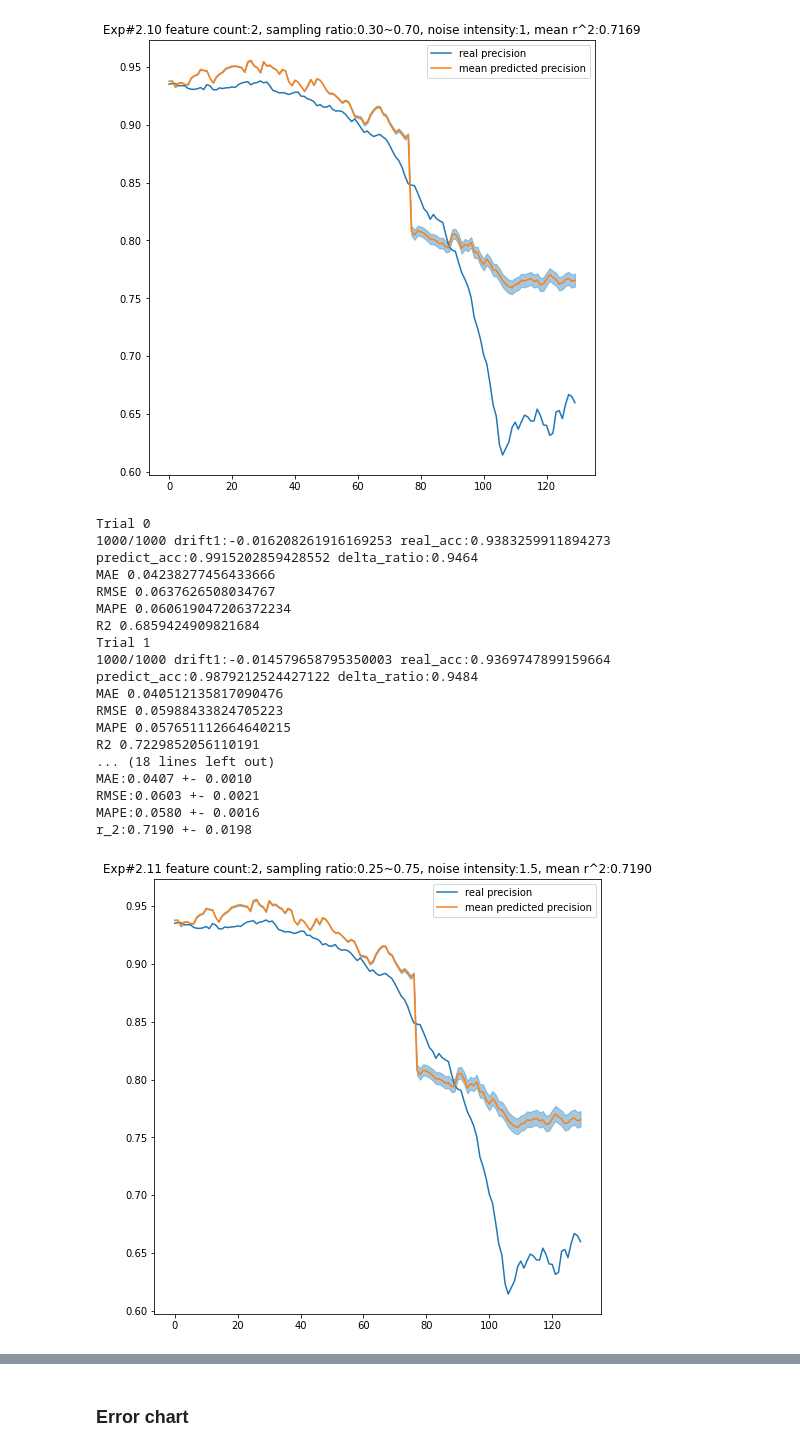
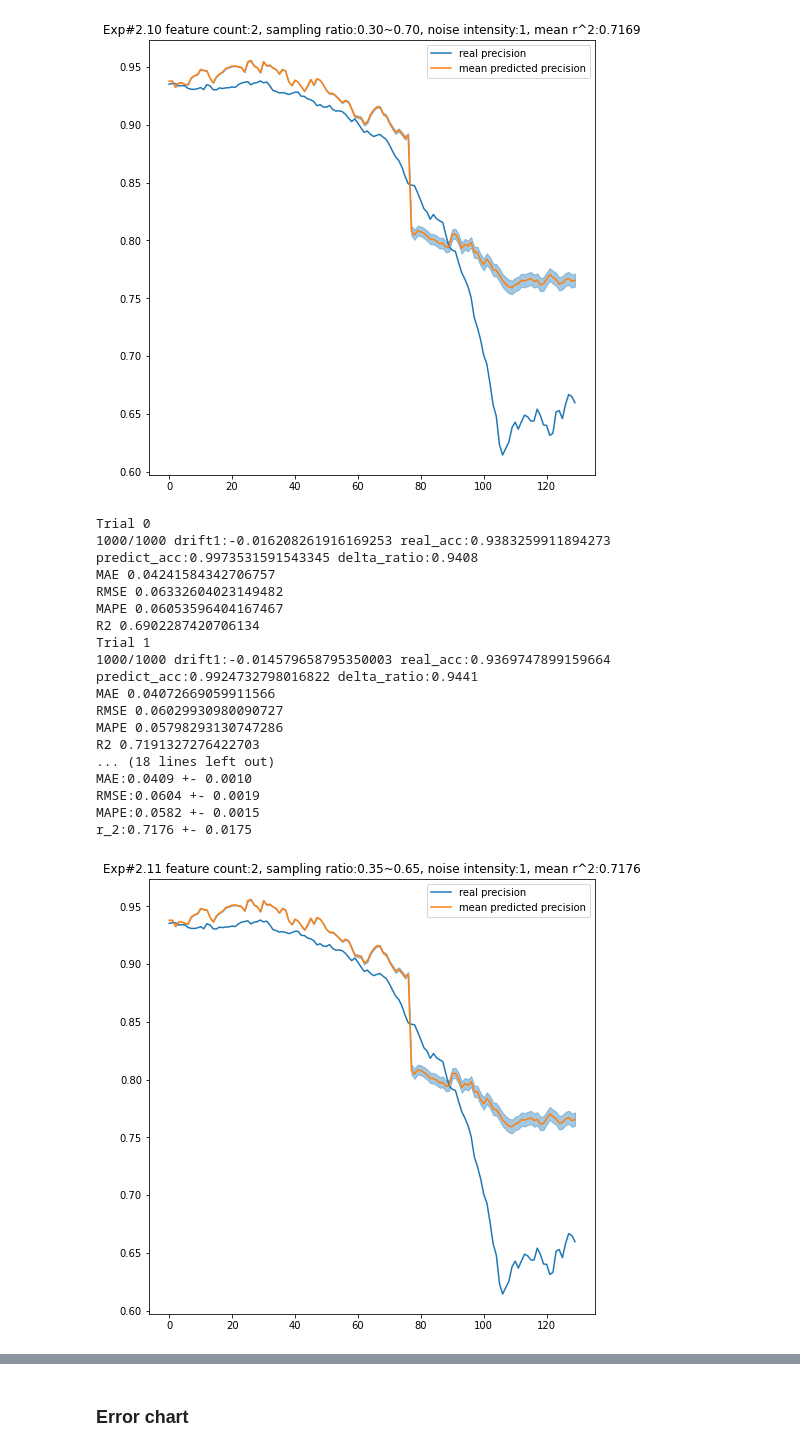
Before and after one commit to dolmani38/drift, a Jupyter notebook: Concept drift에 의한 모델의 성능 추정 방법_0910.ipynb, the cells around one changed output, grey strips where cells are left out. Drawn from its saved outputs; the diff is of its cells as text; code cells hidden in the pictures.

```diff
--- a/Concept drift에 의한 모델의 성능 추정 방법_0910.ipynb
+++ b/Concept drift에 의한 모델의 성능 추정 방법_0910.ipynb
@@ -3672,8 +3672,8 @@ seed_everything()
 
 Exp = '2.11'
 top = 2
-samplingsigma=0.75
-permutaionsigma=1.5
+samplingsigma=0.65
+permutaionsigma=1
 
 df3 = {}
 result_data = {}
@@ -3699,45 +3699,45 @@ for trial in range(experimant_count):
     #result_dfs.append(df2)
     df3['real precision'] = df2['The precision of the model on real data'].values
     df3[f'predicted precision {trial}'] = df2['Predicted precision'].values
     #df2.plot(title=f'Exp#{Exp}-{trial} feature count:{top}, sampling ratio:{1-samplingsigma:.2f}~{samplingsigma:.2f}, noise intensity:{permutaionsigma}, R^2:{r_2:.4f}', figsize=(8,8))
     #plt.show()
 
 for key, value in result_data.items():
     mean = np.mean(value)
     error_rate = 1.96 * np.std(value) / math.sqrt(experimant_count)
     print(f'{key}:{mean:.4f} +- {error_rate:.4f}')
 
 df4 = pd.DataFrame(df3)
 colums = []
 for trial in range(experimant_count):
     colums.append(f'predicted precision {trial}')
 
 df4['max predicted precision'] = df4[colums].max(axis=1)
 df4['mean predicted precision'] = df4[colums].mean(axis=1)
 df4['min predicted precision'] = df4[colums].min(axis=1)
 
 erdic["Exp#"+str(Exp)] = abs(df4['real precision'] - df4['mean predicted precision']).values
 
 mean_r_2 = np.mean(result_data['r_2'])
 df4[['real precision','mean predicted precision']].plot(title=f'Exp#{Exp} feature count:{top}, sampling ratio:{1-samplingsigma:.2f}~{samplingsigma:.2f}, noise intensity:{permutaionsigma}, mean r^2:{mean_r_2:.4f}', figsize=(8,8))
 plt.fill_between(df4.index, df4['max predicted precision'].values, df4['min predicted precision'].values, alpha=0.40, color='tab:blue')
 plt.show()
 # %% [output]
 Trial 0
-1000/1000 drift1:-0.016208261916169253 real_acc:0.9383259911894273 predict_acc:0.9915202859428552 delta_ratio:0.9464
-MAE 0.04238277456433666
-RMSE 0.0637626508034767
-MAPE 0.060619047206372234
-R2 0.6859424909821684
+1000/1000 drift1:-0.016208261916169253 real_acc:0.9383259911894273 predict_acc:0.9973531591543345 delta_ratio:0.9408
+MAE 0.04241584342706757
+RMSE 0.06332604023149482
+MAPE 0.06053596404167467
+R2 0.6902287420706134
 Trial 1
-1000/1000 drift1:-0.014579658795350003 real_acc:0.9369747899159664 predict_acc:0.9879212524427122 delta_ratio:0.9484
-MAE 0.040512135817090476
-RMSE 0.05988433824705223
-MAPE 0.057651112664640215
-R2 0.7229852056110191
+1000/1000 drift1:-0.014579658795350003 real_acc:0.9369747899159664 predict_acc:0.9924732798016822 delta_ratio:0.9441
+MAE 0.04072669059911566
+RMSE 0.06029930980090727
+MAPE 0.05798293130747286
+R2 0.7191327276422703
 ... (18 lines left out)
-MAE:0.0407 +- 0.0010
-RMSE:0.0603 +- 0.0021
-MAPE:0.0580 +- 0.0016
-r_2:0.7190 +- 0.0198
+MAE:0.0409 +- 0.0010
+RMSE:0.0604 +- 0.0019
+MAPE:0.0582 +- 0.0015
+r_2:0.7176 +- 0.0175
-[figure, old version]
+[figure, new version]
```
Also changed, not shown: parts of 7 cells of this notebook.
